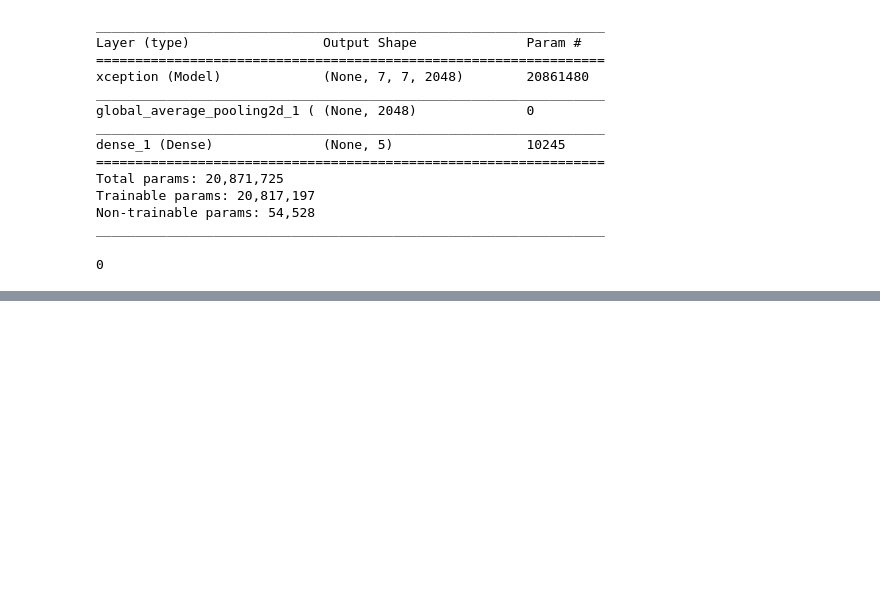
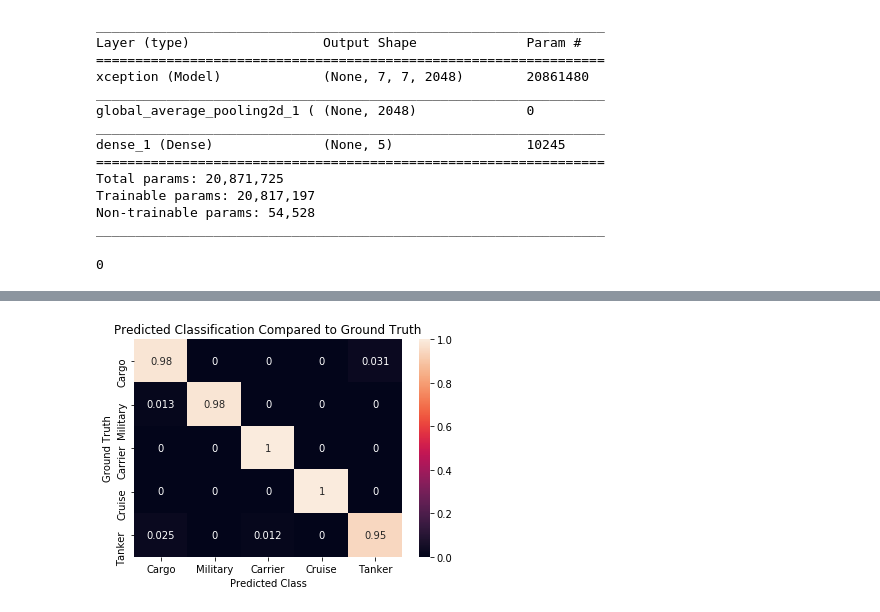
Before and after one commit to agavrampos/Boat-Classification, a Jupyter notebook: ship_model_gen.ipynb, the cells around one changed output, grey strips where cells are left out. Cells and saved outputs as stored; diff of their text form; code cells hidden in the pictures; blank space fills up the shorter version.

```diff
--- a/ship_model_gen.ipynb
+++ b/ship_model_gen.ipynb
@@ -137,0 +267,21 @@ history = model.fit_generator(generator=train_generator,
+# %%
+# Load the model from the .h5 file which the custom callback generated
+model = keras.models.load_model("best_model\\model-021-0.995193-0.960032.h5")
+# %%
+# Read the test data, randomize and take the first 500
+test_data = pd.read_csv("test_labels.csv").sample(frac=1)[:500]
+
+# Images must be preprocessed before being inputted
+x_test = np.array([preprocess_image("images\\" + image) for image in tqdm.tqdm(test_data.image)])
+y_test_actual = np.array(test_data.category - 1)
+# %%
+# Make the predictions on the test data
+y_test_predictions = np.argmax(model.predict(x_test), axis=1)
+# %%
+df_cm = confusion_matrix(y_test_actual, y_test_predictions)
+df_cm = df_cm / df_cm.astype(np.float).sum(axis=1)
+labels = [k for k, v in label_to_index.items()]
+ax = sns.heatmap(df_cm, annot=True, xticklabels=labels, yticklabels=labels)
+ax.set(xlabel='Predicted Class', ylabel='Ground Truth', title="Predicted Classification Compared to Ground Truth")
+# %% [output]
+[figure, added]
```
Also changed, not shown: parts of 42 cells of this notebook, 5 other files.
